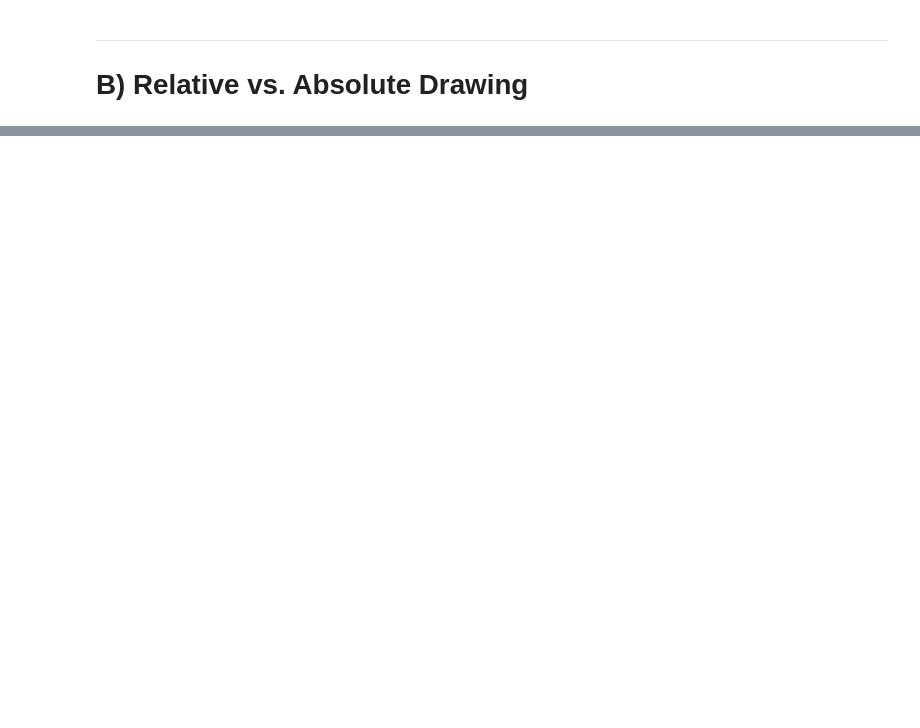
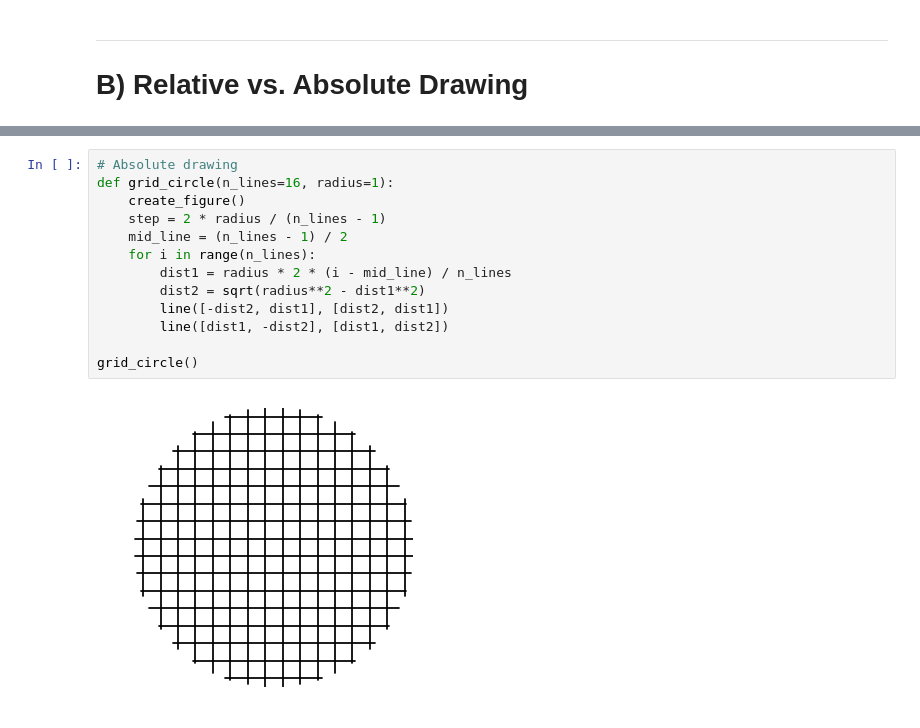
Before and after one commit to effa/iv122, a Jupyter notebook: 03-geometry.ipynb, the cells around one changed output, grey strips where cells are left out. Drawn from its saved outputs; the diff is of its cells as text; blank space fills up the shorter version.

Commit message:
Week 3: absolute vs. relative drawings

```diff
--- a/03-geometry.ipynb
+++ b/03-geometry.ipynb
@@ -162,0 +157,15 @@ nested_squares(3)
+# %%
+# Absolute drawing
+def grid_circle(n_lines=16, radius=1):
+    create_figure()
+    step = 2 * radius / (n_lines - 1)
+    mid_line = (n_lines - 1) / 2
+    for i in range(n_lines):
+        dist1 = radius * 2 * (i - mid_line) / n_lines
+        dist2 = sqrt(radius**2 - dist1**2)
+        line([-dist2, dist1], [dist2, dist1])
+        line([dist1, -dist2], [dist1, dist2])
+
+grid_circle()
+# %% [output]
+[figure, added]
```
Also changed, not shown: parts of 12 cells of this notebook.
